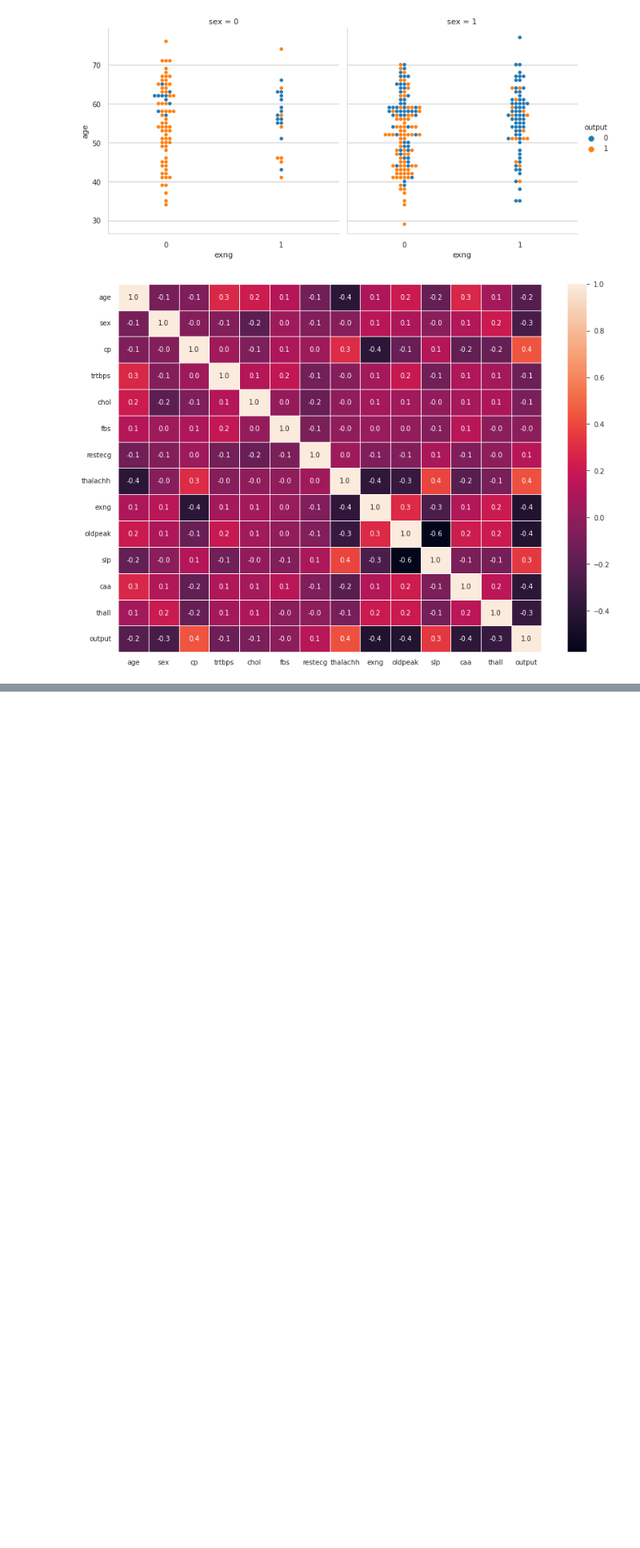
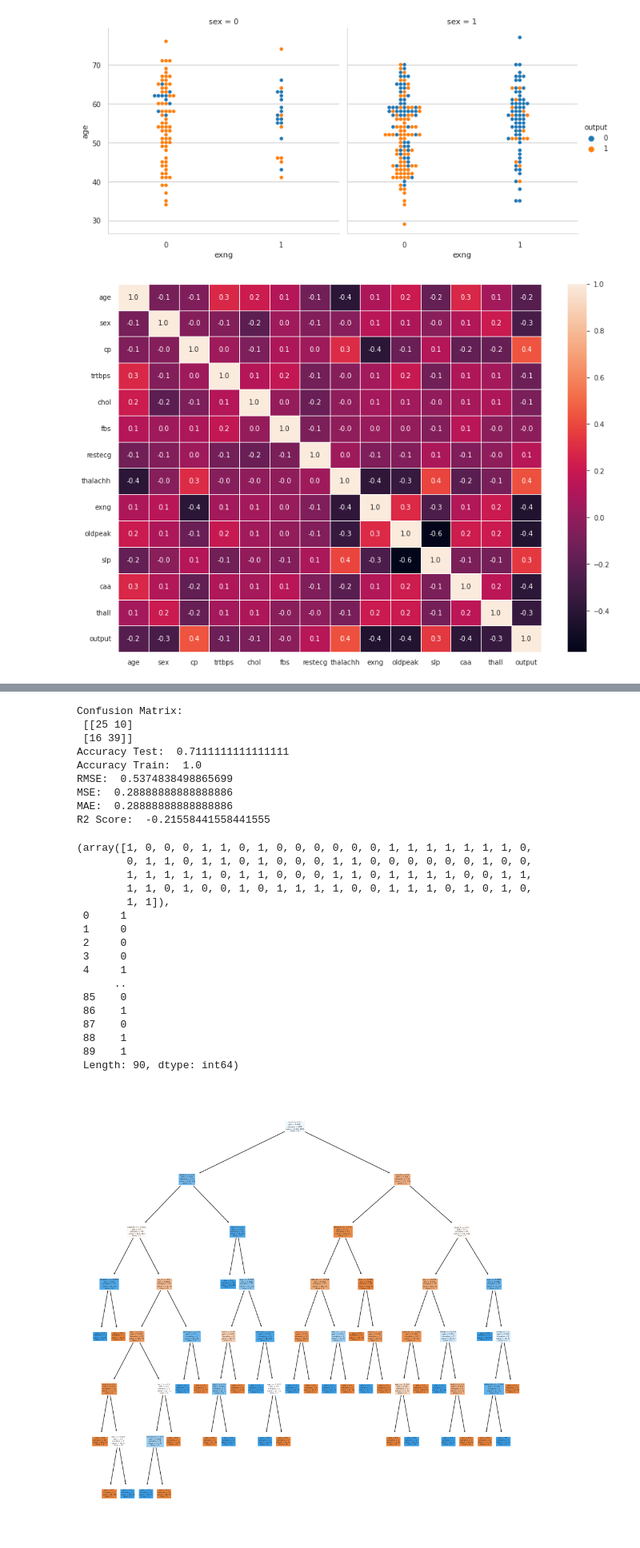
Before and after one commit to TolgaTANRISEVER/Heart-Attack-Analysis-and-Modeling, a Jupyter notebook: heart-attack-analysis-and-modeling.ipynb, the cells around one changed output, grey strips where cells are left out. Shown: that part at 80% size. Cells and saved outputs as stored; diff of their text form; code cells hidden in the pictures; blank space fills up the shorter version.

```diff
--- a/heart-attack-analysis-and-modeling.ipynb
+++ b/heart-attack-analysis-and-modeling.ipynb
@@ -436,0 +553,3 @@ plt.show()
+# %%
+X = train.drop(["output"], axis = 1)
+y = train[["output"]]
@@ -436,0 +567,39 @@ plt.show()
+# %%
+def logisticreg(x_train:pd.DataFrame,y_train:pd.DataFrame,x_test:pd.DataFrame,y_test:pd.DataFrame):
+    logreg = LogisticRegression()
+    logreg.fit(x_train, y_train)
+    y_pred=logreg.predict(x_test)
+    yhead=pd.Series(y_pred).round(0).abs()
+
+    cm=confusion_matrix(y_test, y_pred)
+
+
+    # confusion matrix
+    cm = confusion_matrix(y_test, y_pred)
+    print("Confusion Matrix: \n", cm)
+
+    # accuracy
+    accuracy_test = logreg.score(x_test, y_test)
+    print("Accuracy Test: ", accuracy_test)
+    accuracy_train = logreg.score(x_train, y_train)
+    print("Accuracy Train: ", accuracy_train)
+
+    # root mean squared error
+    rmse = np.sqrt(mean_squared_error(y_test, y_pred))
+    print("RMSE: ", rmse)
+
+    # mean squared error
+    mse = mean_squared_error(y_test, y_pred)
+    print("MSE: ", mse)
+
+    # mean absolute error
+    mae = mean_absolute_error(y_test, y_pred)
+    print("MAE: ", mae)
+
+    # r2 score
+    r2 = r2_score(y_test, y_pred)
+    print("R2 Score: ", r2)
+
+    return yhead,y_pred
+# %%
+y_head1,y_head=logisticreg(X_train, y_train, X_test, y_test)
@@ -436,0 +670,30 @@ plt.show()
+# %%
+destreeClass(X_train,y_train,X_test,y_test,criterion='gini',splitter='best')
+# %% [output]
+Confusion Matrix:
+ [[25 10]
+ [16 39]]
+Accuracy Test:  0.7111111111111111
+Accuracy Train:  1.0
+RMSE:  0.5374838498865699
+MSE:  0.28888888888888886
+MAE:  0.28888888888888886
+R2 Score:  -0.21558441558441555
+(array([1, 0, 0, 0, 1, 1, 0, 1, 0, 0, 0, 0, 0, 0, 1, 1, 1, 1, 1, 1, 1, 0,
+        0, 1, 1, 0, 1, 1, 0, 1, 0, 0, 0, 1, 1, 0, 0, 0, 0, 0, 0, 1, 0, 0,
+        1, 1, 1, 1, 1, 0, 1, 1, 0, 0, 0, 1, 1, 0, 1, 1, 1, 1, 0, 0, 1, 1,
+        1, 1, 0, 1, 0, 0, 1, 0, 1, 1, 1, 1, 0, 0, 1, 1, 1, 0, 1, 0, 1, 0,
+        1, 1]),
+ 0     1
+ 1     0
+ 2     0
+ 3     0
+ 4     1
+      ..
+ 85    0
+ 86    1
+ 87    0
+ 88    1
+ 89    1
+ Length: 90, dtype: int64)
+[figure, added]
```
Also changed, not shown: parts of 23 cells of this notebook.
